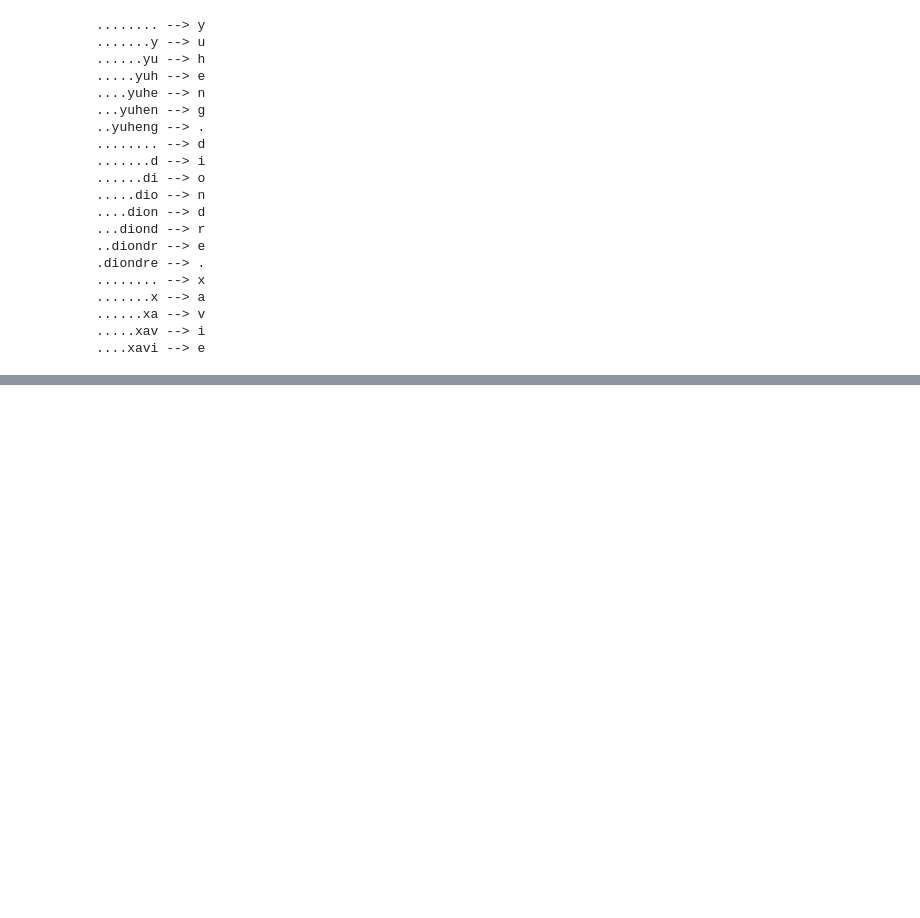
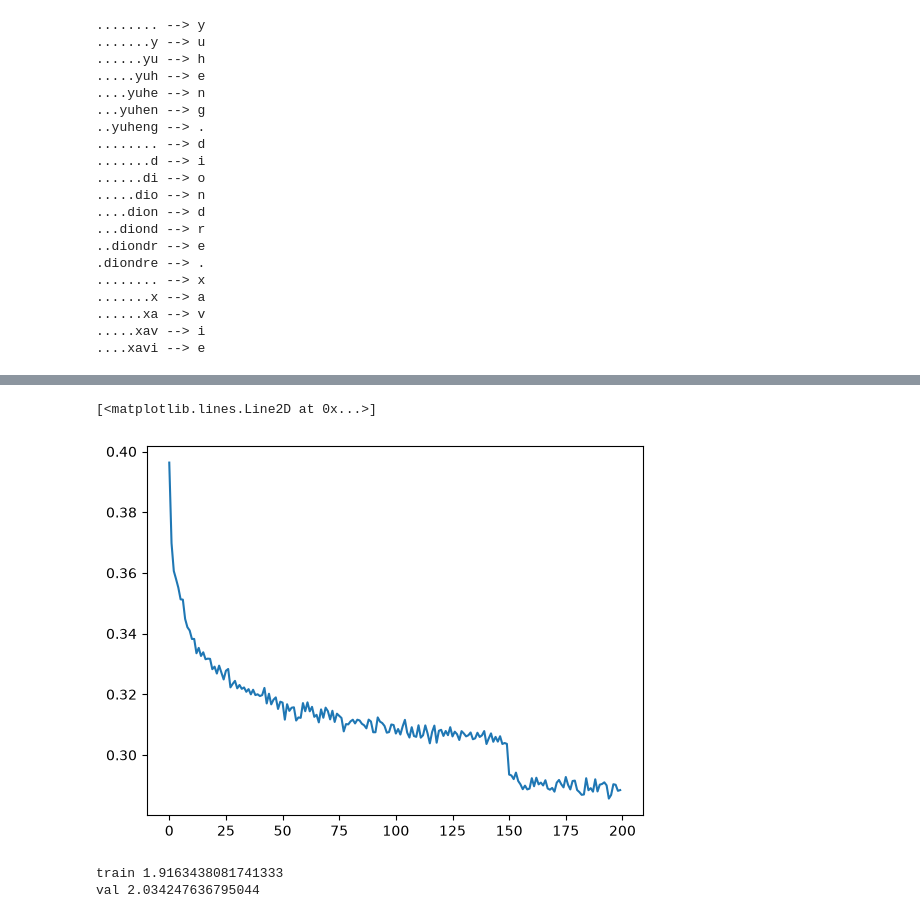
Before and after one commit to achyutbenz19/loki, a Jupyter notebook: 02-makemore/wavenet.ipynb, the cells around one changed output, grey strips where cells are left out. Drawn from its saved outputs; the diff is of its cells as text; code cells hidden in the pictures; blank space fills up the shorter version.

Commit message:
wavenet: torchified (Embedding/Flatten/Sequential), block 8 run 1.916/2.034, obs + friction logged

```diff
--- a/02-makemore/wavenet.ipynb
+++ b/02-makemore/wavenet.ipynb
@@ -11,7 +11,7 @@ import matplotlib.pyplot as plt
 %matplotlib inline
 # %%
 # ---- dashboard (starter = part 3 values; the video grows these) ----
-BLOCK_SIZE = 3          # video extends to 8
+BLOCK_SIZE = 8          # video extends to 8
 N_EMBD = 10
 N_HIDDEN = 200
 MAX_STEPS = 200000
@@ -138,16 +175,19 @@ class Tanh:
 torch.manual_seed(42); # one global rng now — per-layer generators are gone
 # %%
 # starter network — my part-3 shape: C table + flat layers list
-C = torch.randn((vocab_size, N_EMBD))
 layers = [
+  Embedding(vocab_size, N_EMBD),
+  Flatten(),
   Linear(N_EMBD * BLOCK_SIZE, N_HIDDEN, bias=False), BatchNorm1d(N_HIDDEN), Tanh(),
   Linear(N_HIDDEN, vocab_size),
 ]
 
+model = Sequential(layers)
+
 with torch.no_grad():
   layers[-1].weight *= 0.1 # last layer less confident
 
-parameters = [C] + [p for layer in layers for p in layer.parameters()]
+parameters = model.parameters()
 print(sum(p.nelement() for p in parameters)) # ~12K
 for p in parameters:
   p.requires_grad = True
@@ -159,11 +201,9 @@ for i in range(MAX_STEPS):
   Xb, Yb = Xtr[ix], Ytr[ix]
 
   # forward
-  emb = C[Xb]
-  x = emb.view(emb.shape[0], -1)
-  for layer in layers:
-    x = layer(x)
-  loss = F.cross_entropy(x, Yb)
+  x = Xb
+  logit = model(x)
+  loss = F.cross_entropy(logit, Yb)
 
   # backward
   for p in parameters:
@@ -181,5 +242,10 @@ for i in range(MAX_STEPS):
 # %%
-plt.plot(lossi) # the monster — video fixes it around 7:00
+lossi = torch.tensor(lossi)
+lossi = lossi.view(-1,1000).mean(1)
+plt.plot(lossi)
+# %% [output]
+[<matplotlib.lines.Line2D at 0x...>]
+[figure, added]
 # %%
 # eval mode (batchnorm!), then split losses
 for layer in layers:
@@ -192,15 +258,15 @@ def split_loss(split):
     'val': (Xdev, Ydev),
     'test': (Xte, Yte),
   }[split]
-  emb = C[x]
-  x = emb.view(emb.shape[0], -1)
-  for layer in layers:
-    x = layer(x)
-  loss = F.cross_entropy(x, y)
+  logit = model(x)
+  loss = F.cross_entropy(logit, y)
   print(split, loss.item())
 
 split_loss('train')
 split_loss('val')
+# %% [output]
+train 1.9163438081741333
+val 2.034247636795044
 # %%
 # sample from the model
 g = torch.Generator().manual_seed(2147483647 + 10)
```
Also changed, not shown: parts of 8 cells of this notebook, 2 other files.
